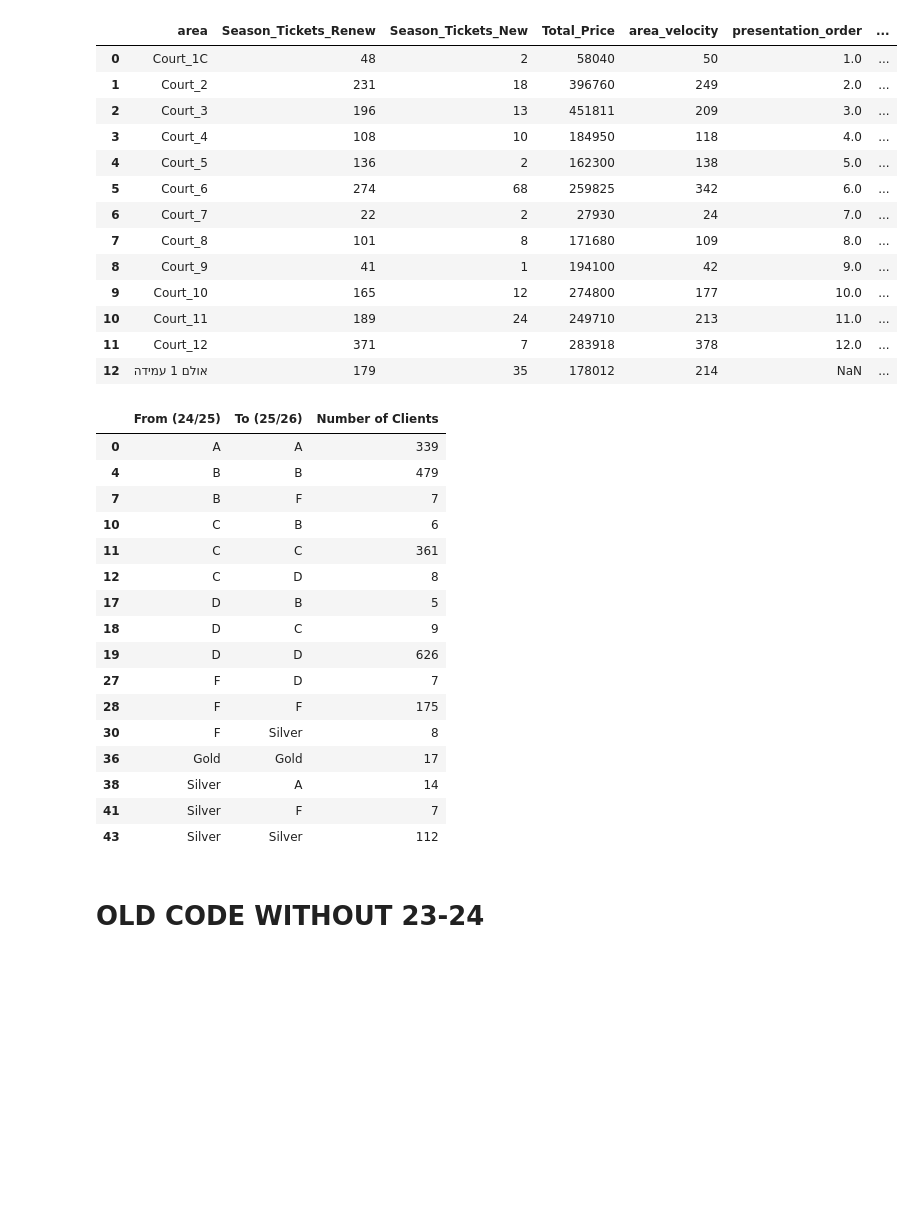
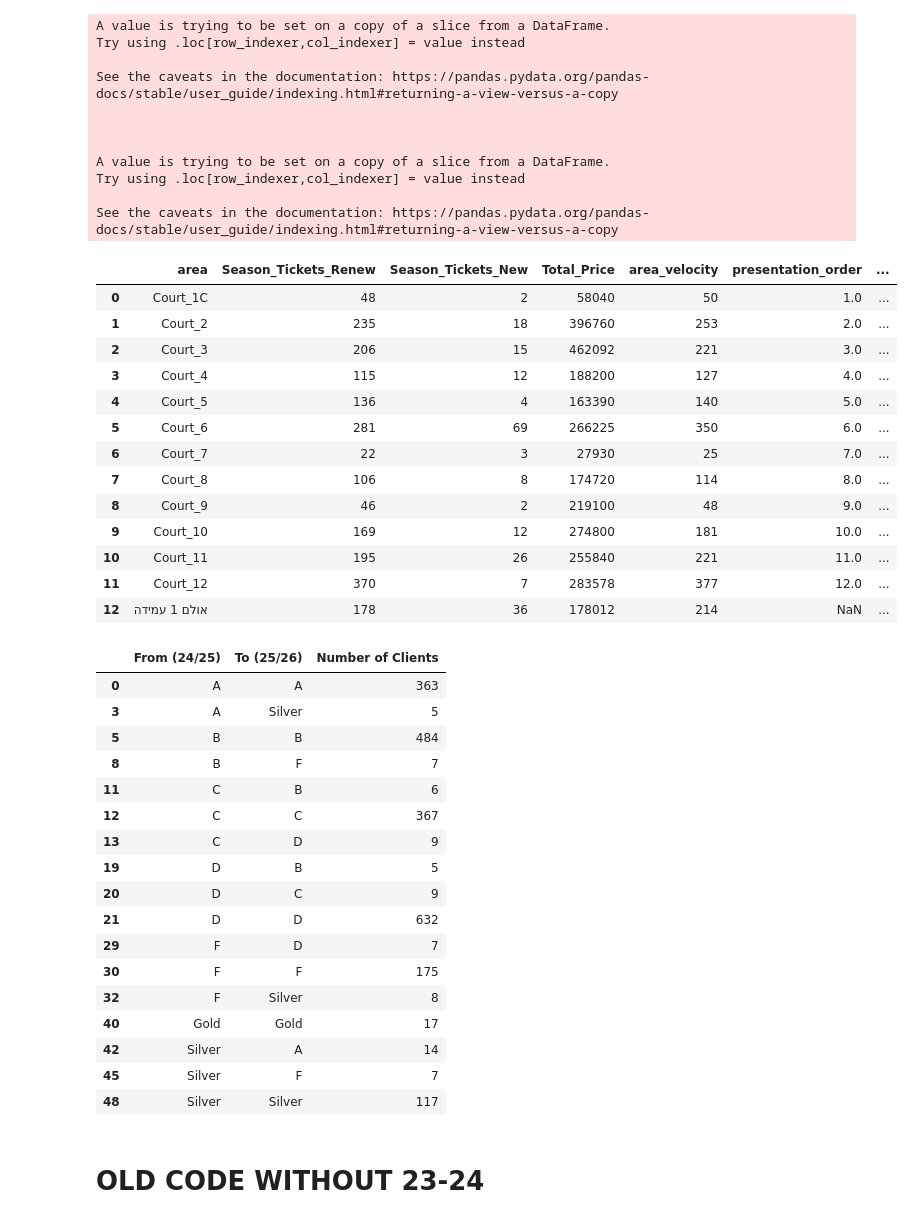
Before and after one commit to HapoelProd/GeneralRepo, a Jupyter notebook: ST_Routine_seasonTickets_analysis/seasons_2425_2526/renewal_report_25_26_NEW.ipynb, the cells around one changed output. Saved outputs shown, nothing was run; the diff lists cells and outputs as text; code cells hidden in the pictures; blank space fills up the shorter version.

```diff
--- a/ST_Routine_seasonTickets_analysis/seasons_2425_2526/renewal_report_25_26_NEW.ipynb
+++ b/ST_Routine_seasonTickets_analysis/seasons_2425_2526/renewal_report_25_26_NEW.ipynb
@@ -23,7 +23,7 @@ def View(df):
     return(HTML(s+css))
 
 # read tables:
-perc = pd.read_csv('List_Report_20250617162514.csv')
+perc = pd.read_csv('List_Report_20250626114459.csv')
 chair_mapping = pd.read_excel('chair_mapping_20240801.xlsx')
 st_2425 = pd.read_csv('List_Report_20250609080140.csv')
 st_2324 = pd.read_csv('List_Report_20250606154459.csv')
@@ -183,8 +183,8 @@ area_mapper = {
 # %%
 def distributed_by_area(perc, presentation_order, st_2425, area_mapper):
     # SMALL CHANGE WITHOUT GALLERIES
-    perc = perc[~perc['area'].isin(['גלריה 2', 'גלריה 6'])]
-    st_2425 = st_2425[~st_2425['area'].isin(['גלריה 2', 'גלריה 6'])]
+    perc = perc[~perc['area'].isin(['גלריה 2', 'גלריה 6', 'Gallery_12'])]
+    st_2425 = st_2425[~st_2425['area'].isin(['גלריה 2', 'גלריה 6', 'Gallery_12'])]
 
     # Prepare last year tickets
     last_year_tickets = (
@@ -304,45 +304,56 @@ def distributed_by_area(perc, presentation_order, st_2425, area_mapper):
             align='center'
         )
 
     # ₪ revenue annotations
     for area_he, revenue in zip(stats_by_Court['area_he'], stats_by_Court['Total_Price']):
         fig.add_annotation(
             x=area_he,
             y=0,
             text=f"₪{int(revenue):,}",
             showarrow=False,
             yshift=-30,
             font=dict(size=12, color="blue"),
             textangle=45
         )
 
     fig.add_annotation(
         text="Percentages represent total sold / total from last year<br>Gray reference total capacity of each section",
         xref="paper", yref="paper", x=0.5, y=-0.2,
         showarrow=False, font=dict(size=14, color="grey"), align="center"
     )
 
     fig.show()
 
     return stats_by_Court
 
 # Example usage
 distributed_by_area(perc, presentation_order, st_2425, area_mapper)
 # %% [output]
+A value is trying to be set on a copy of a slice from a DataFrame.
+Try using .loc[row_indexer,col_indexer] = value instead
+
+See the caveats in the documentation: https://pandas.pydata.org/pandas-docs/stable/user_guide/indexing.html#returning-a-view-versus-a-copy
+
+
+
+A value is trying to be set on a copy of a slice from a DataFrame.
+Try using .loc[row_indexer,col_indexer] = value instead
+
+See the caveats in the documentation: https://pandas.pydata.org/pandas-docs/stable/user_guide/indexing.html#returning-a-view-versus-a-copy
 |  | area | Season_Tickets_Renew | Season_Tickets_New | Total_Price | area_velocity | presentation_order | ... |
 | 0 | Court_1C | 48 | 2 | 58040 | 50 | 1.0 | ... |
-| 1 | Court_2 | 231 | 18 | 396760 | 249 | 2.0 | ... |
-| 2 | Court_3 | 196 | 13 | 451811 | 209 | 3.0 | ... |
-| 3 | Court_4 | 108 | 10 | 184950 | 118 | 4.0 | ... |
-| 4 | Court_5 | 136 | 2 | 162300 | 138 | 5.0 | ... |
-| 5 | Court_6 | 274 | 68 | 259825 | 342 | 6.0 | ... |
-| 6 | Court_7 | 22 | 2 | 27930 | 24 | 7.0 | ... |
-| 7 | Court_8 | 101 | 8 | 171680 | 109 | 8.0 | ... |
-| 8 | Court_9 | 41 | 1 | 194100 | 42 | 9.0 | ... |
-| 9 | Court_10 | 165 | 12 | 274800 | 177 | 10.0 | ... |
-| 10 | Court_11 | 189 | 24 | 249710 | 213 | 11.0 | ... |
-| 11 | Court_12 | 371 | 7 | 283918 | 378 | 12.0 | ... |
-| 12 | אולם 1 עמידה | 179 | 35 | 178012 | 214 | NaN | ... |
+| 1 | Court_2 | 235 | 18 | 396760 | 253 | 2.0 | ... |
+| 2 | Court_3 | 206 | 15 | 462092 | 221 | 3.0 | ... |
+| 3 | Court_4 | 115 | 12 | 188200 | 127 | 4.0 | ... |
+| 4 | Court_5 | 136 | 4 | 163390 | 140 | 5.0 | ... |
+| 5 | Court_6 | 281 | 69 | 266225 | 350 | 6.0 | ... |
+| 6 | Court_7 | 22 | 3 | 27930 | 25 | 7.0 | ... |
+| 7 | Court_8 | 106 | 8 | 174720 | 114 | 8.0 | ... |
+| 8 | Court_9 | 46 | 2 | 219100 | 48 | 9.0 | ... |
+| 9 | Court_10 | 169 | 12 | 274800 | 181 | 10.0 | ... |
+| 10 | Court_11 | 195 | 26 | 255840 | 221 | 11.0 | ... |
+| 11 | Court_12 | 370 | 7 | 283578 | 377 | 12.0 | ... |
+| 12 | אולם 1 עמידה | 178 | 36 | 178012 | 214 | NaN | ... |
 # %%
 def plot_daily_sales_plotly(df, date_column, font_size=12, y_shift=8):
     df = df.copy()
@@ -948,22 +977,23 @@ def plot_two_column_price_transition_sankey(st_2425, perc, min_value=5):
 plot_two_column_price_transition_sankey(st_2425, perc)
 # %% [output]
 |  | From (24/25) | To (25/26) | Number of Clients |
-| 0 | A | A | 339 |
-| 4 | B | B | 479 |
-| 7 | B | F | 7 |
-| 10 | C | B | 6 |
-| 11 | C | C | 361 |
-| 12 | C | D | 8 |
-| 17 | D | B | 5 |
-| 18 | D | C | 9 |
-| 19 | D | D | 626 |
-| 27 | F | D | 7 |
-| 28 | F | F | 175 |
-| 30 | F | Silver | 8 |
-| 36 | Gold | Gold | 17 |
-| 38 | Silver | A | 14 |
-| 41 | Silver | F | 7 |
-| 43 | Silver | Silver | 112 |
+| 0 | A | A | 363 |
+| 3 | A | Silver | 5 |
+| 5 | B | B | 484 |
+| 8 | B | F | 7 |
+| 11 | C | B | 6 |
+| 12 | C | C | 367 |
+| 13 | C | D | 9 |
+| 19 | D | B | 5 |
+| 20 | D | C | 9 |
+| 21 | D | D | 632 |
+| 29 | F | D | 7 |
+| 30 | F | F | 175 |
+| 32 | F | Silver | 8 |
+| 40 | Gold | Gold | 17 |
+| 42 | Silver | A | 14 |
+| 45 | Silver | F | 7 |
+| 48 | Silver | Silver | 117 |
 # %%
 def prepare_cumulative_revenue(df, open_date, days_limit=160):
     df = df.copy()
```
Also changed, not shown: parts of 7 cells of this notebook, 5 other files.
